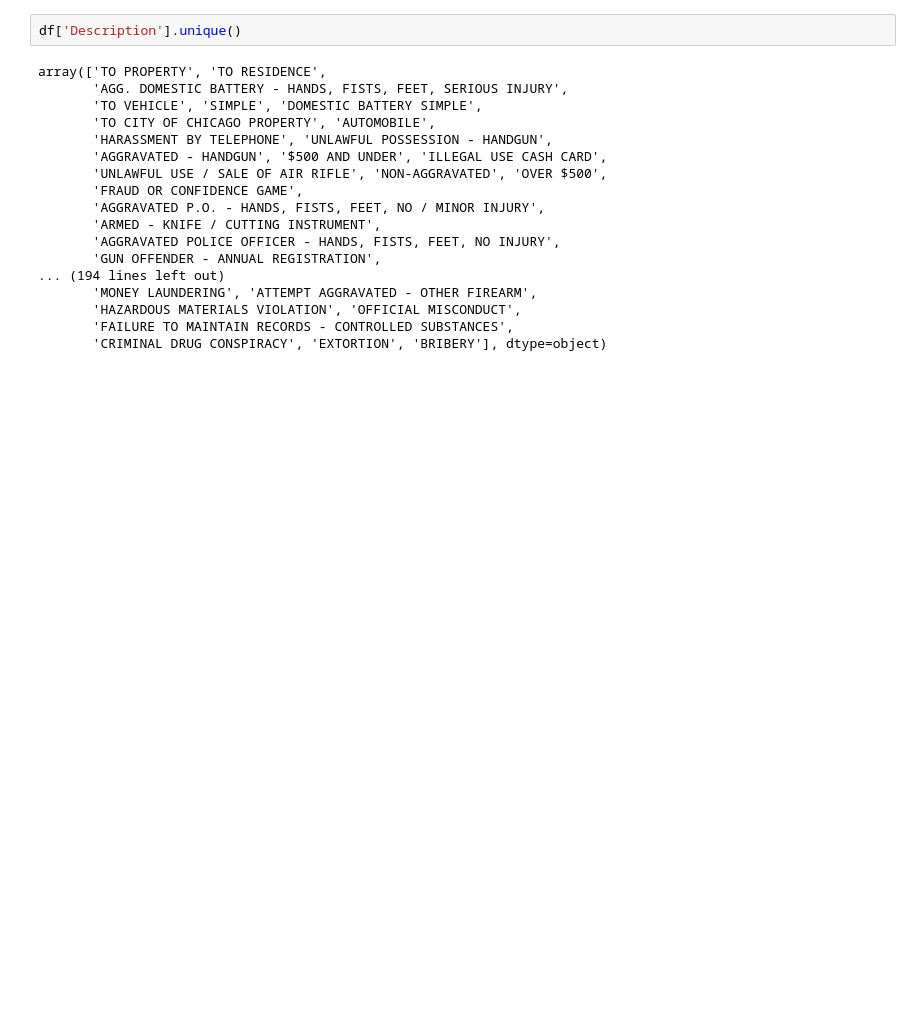
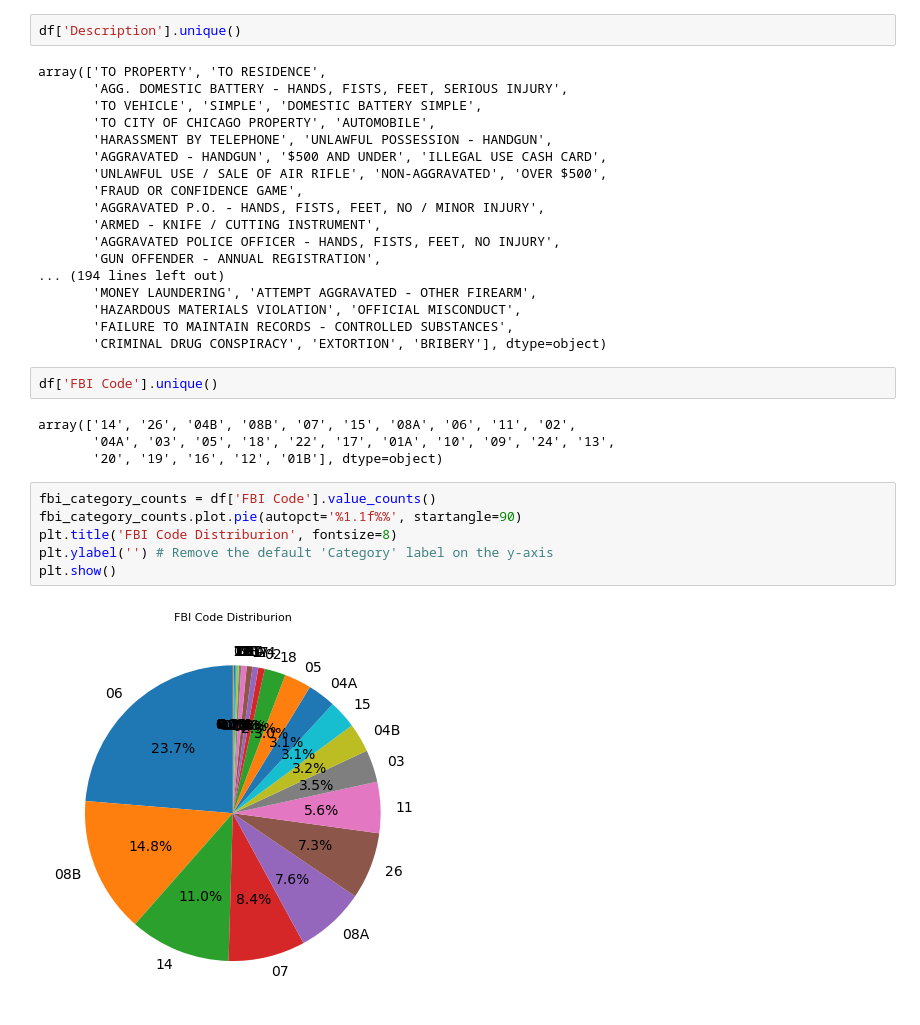
Before and after one commit to cralbert/analisis_datos, a Jupyter notebook: tp/tp.ipynb, the cells around one changed output. Drawn from its saved outputs; the diff is of its cells as text; blank space fills up the shorter version.

```diff
--- a/tp/tp.ipynb
+++ b/tp/tp.ipynb
@@ -127,3 +153,17 @@ array(['TO PROPERTY', 'TO RESIDENCE',
        'HAZARDOUS MATERIALS VIOLATION', 'OFFICIAL MISCONDUCT',
        'FAILURE TO MAINTAIN RECORDS - CONTROLLED SUBSTANCES',
        'CRIMINAL DRUG CONSPIRACY', 'EXTORTION', 'BRIBERY'], dtype=object)
+# %%
+df['FBI Code'].unique()
+# %% [output]
+array(['14', '26', '04B', '08B', '07', '15', '08A', '06', '11', '02',
+       '04A', '03', '05', '18', '22', '17', '01A', '10', '09', '24', '13',
+       '20', '19', '16', '12', '01B'], dtype=object)
+# %%
+fbi_category_counts = df['FBI Code'].value_counts()
+fbi_category_counts.plot.pie(autopct='%1.1f%%', startangle=90)
+plt.title('FBI Code Distriburion', fontsize=8)
+plt.ylabel('') # Remove the default 'Category' label on the y-axis
+plt.show()
+# %% [output]
+[figure, added]
```
Also changed, not shown: parts of 4 cells of this notebook.
